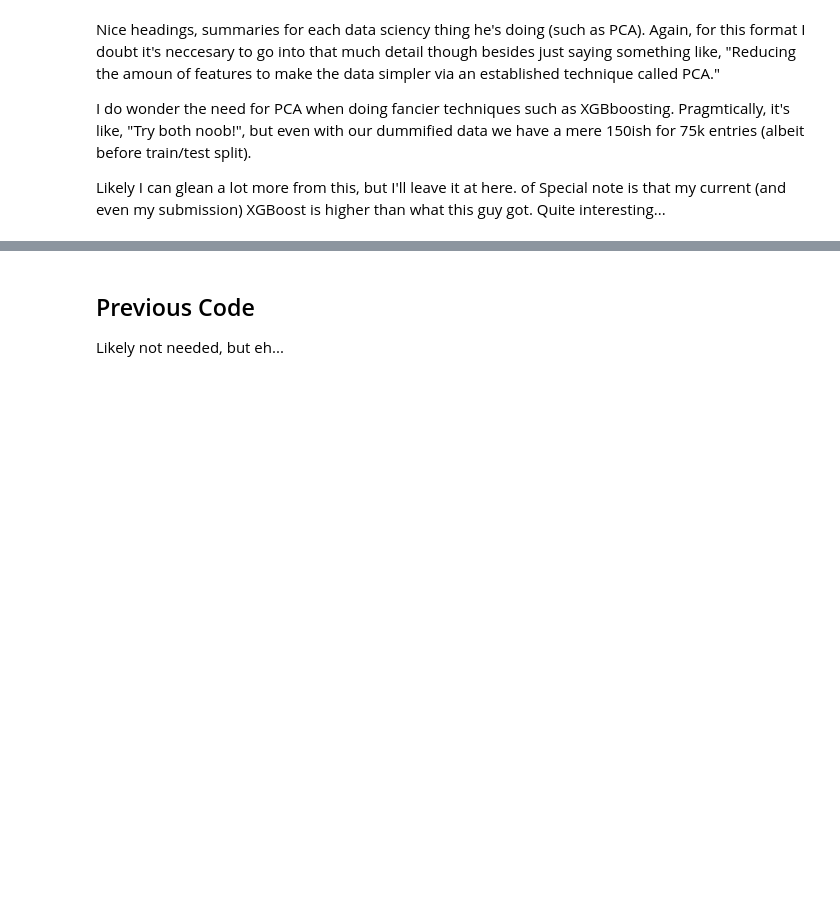
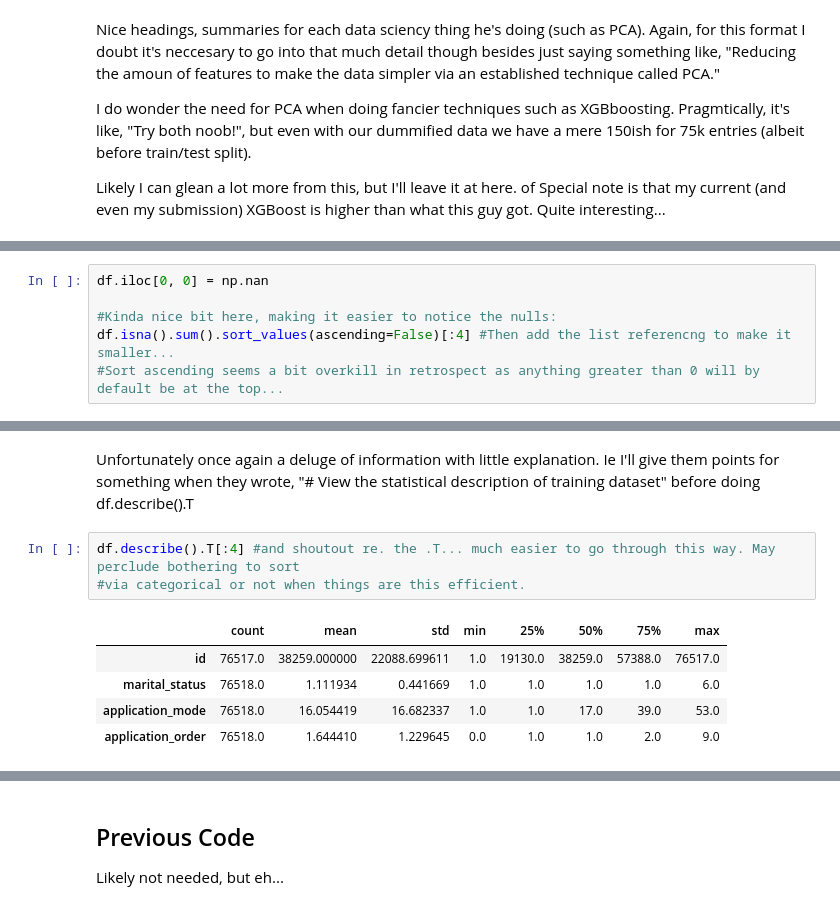
Before and after one commit to bwolff26/academic_success, a Jupyter notebook: code/ceda_ii.ipynb, the cells around one changed output, grey strips where cells are left out. Saved outputs shown, nothing was run; the diff lists cells and outputs as text; blank space fills up the shorter version.

```diff
--- a/code/ceda_ii.ipynb
+++ b/code/ceda_ii.ipynb
@@ -117,0 +126,6 @@ Likely I can glean a lot more from this, but I'll leave it at here. of Special n
+# %%
+df.iloc[0, 0] = np.nan
+
+#Kinda nice bit here, making it easier to notice the nulls:
+df.isna().sum().sort_values(ascending=False)[:4] #Then add the list referencng to make it smaller...
+#Sort ascending seems a bit overkill in retrospect as anything greater than 0 will by default be at the top...
@@ -117,0 +153,11 @@ Likely I can glean a lot more from this, but I'll leave it at here. of Special n
+# %% [markdown]
+Unfortunately once again a deluge of information with little explanation. Ie I'll give them points for something when they wrote, "# View the statistical description of training dataset" before doing df.describe().T
+# %%
+df.describe().T[:4] #and shoutout re. the .T... much easier to go through this way. May perclude bothering to sort
+#via categorical or not when things are this efficient.
+# %% [output]
+|  | count | mean | std | min | 25% | 50% | 75% | max |
+| id | 76517.0 | 38259.000000 | 22088.699611 | 1.0 | 19130.0 | 38259.0 | 57388.0 | 76517.0 |
+| marital_status | 76518.0 | 1.111934 | 0.441669 | 1.0 | 1.0 | 1.0 | 1.0 | 6.0 |
+| application_mode | 76518.0 | 16.054419 | 16.682337 | 1.0 | 1.0 | 17.0 | 39.0 | 53.0 |
+| application_order | 76518.0 | 1.644410 | 1.229645 | 0.0 | 1.0 | 1.0 | 2.0 | 9.0 |
```
Also changed, not shown: parts of 9 cells of this notebook.
